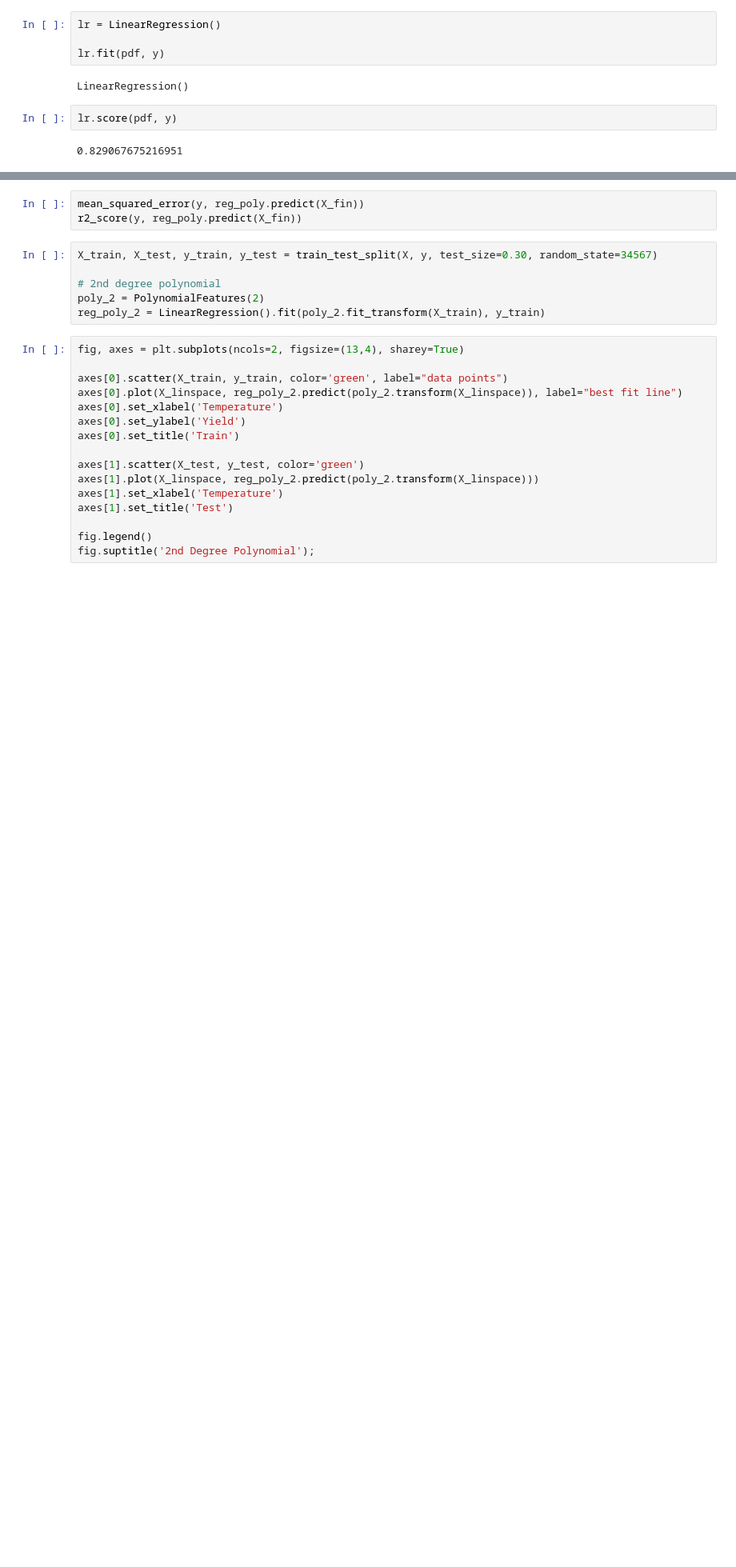
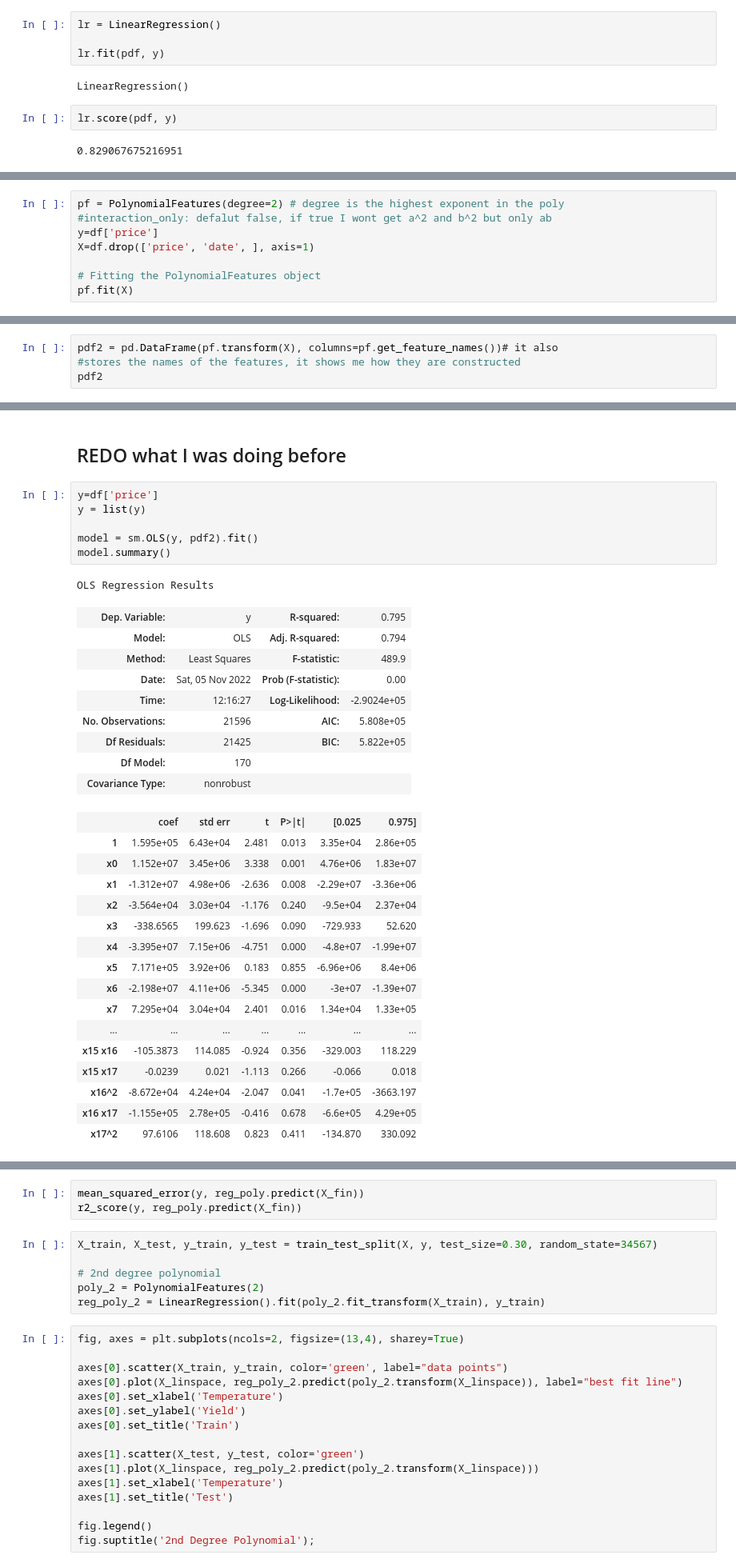
Before and after one commit to MNLKuzmin/dsc-phase-2-project-v2-3, a Jupyter notebook: student.ipynb, the cells around one changed output, grey strips where cells are left out. Shown at 80% size. Saved outputs shown, nothing was run; the diff lists cells and outputs as text; blank space fills up the shorter version.

Commit message:
step 12 used poly factors

```diff
--- a/student.ipynb
+++ b/student.ipynb
@@ -1528,0 +1726,8 @@ X_fin = poly.fit_transform(X)
+# %%
+pf = PolynomialFeatures(degree=2) # degree is the highest exponent in the poly
+#interaction_only: defalut false, if true I wont get a^2 and b^2 but only ab
+y=df['price']
+X=df.drop(['price', 'date', ], axis=1)
+
+# Fitting the PolynomialFeatures object
+pf.fit(X)
@@ -1528,0 +1736,4 @@ X_fin = poly.fit_transform(X)
+# %%
+pdf2 = pd.DataFrame(pf.transform(X), columns=pf.get_feature_names())# it also
+#stores the names of the features, it shows me how they are constructed
+pdf2
@@ -1528,0 +1770,35 @@ X_fin = poly.fit_transform(X)
+# %% [markdown]
+## REDO what I was doing before
+# %%
+y=df['price']
+y = list(y)
+
+model = sm.OLS(y, pdf2).fit()
+model.summary()
+# %% [output]
+OLS Regression Results
+| Dep. Variable: | y | R-squared: | 0.795 |
+| Model: | OLS | Adj. R-squared: | 0.794 |
+| Method: | Least Squares | F-statistic: | 489.9 |
+| Date: | Sat, 05 Nov 2022 | Prob (F-statistic): | 0.00 |
+| Time: | 12:16:27 | Log-Likelihood: | -2.9024e+05 |
+| No. Observations: | 21596 | AIC: | 5.808e+05 |
+| Df Residuals: | 21425 | BIC: | 5.822e+05 |
+| Df Model: | 170 |  |  |
+| Covariance Type: | nonrobust |  |  |
+|  | coef | std err | t | P>|t| | [0.025 | 0.975] |
+| 1 | 1.595e+05 | 6.43e+04 | 2.481 | 0.013 | 3.35e+04 | 2.86e+05 |
+| x0 | 1.152e+07 | 3.45e+06 | 3.338 | 0.001 | 4.76e+06 | 1.83e+07 |
+| x1 | -1.312e+07 | 4.98e+06 | -2.636 | 0.008 | -2.29e+07 | -3.36e+06 |
+| x2 | -3.564e+04 | 3.03e+04 | -1.176 | 0.240 | -9.5e+04 | 2.37e+04 |
+| x3 | -338.6565 | 199.623 | -1.696 | 0.090 | -729.933 | 52.620 |
+| x4 | -3.395e+07 | 7.15e+06 | -4.751 | 0.000 | -4.8e+07 | -1.99e+07 |
+| x5 | 7.171e+05 | 3.92e+06 | 0.183 | 0.855 | -6.96e+06 | 8.4e+06 |
+| x6 | -2.198e+07 | 4.11e+06 | -5.345 | 0.000 | -3e+07 | -1.39e+07 |
+| x7 | 7.295e+04 | 3.04e+04 | 2.401 | 0.016 | 1.34e+04 | 1.33e+05 |
+| ... | ... | ... | ... | ... | ... | ... |
+| x15 x16 | -105.3873 | 114.085 | -0.924 | 0.356 | -329.003 | 118.229 |
+| x15 x17 | -0.0239 | 0.021 | -1.113 | 0.266 | -0.066 | 0.018 |
+| x16^2 | -8.672e+04 | 4.24e+04 | -2.047 | 0.041 | -1.7e+05 | -3663.197 |
+| x16 x17 | -1.155e+05 | 2.78e+05 | -0.416 | 0.678 | -6.6e+05 | 4.29e+05 |
+| x17^2 | 97.6106 | 118.608 | 0.823 | 0.411 | -134.870 | 330.092 |
```
Also changed, not shown: parts of 52 cells of this notebook.
